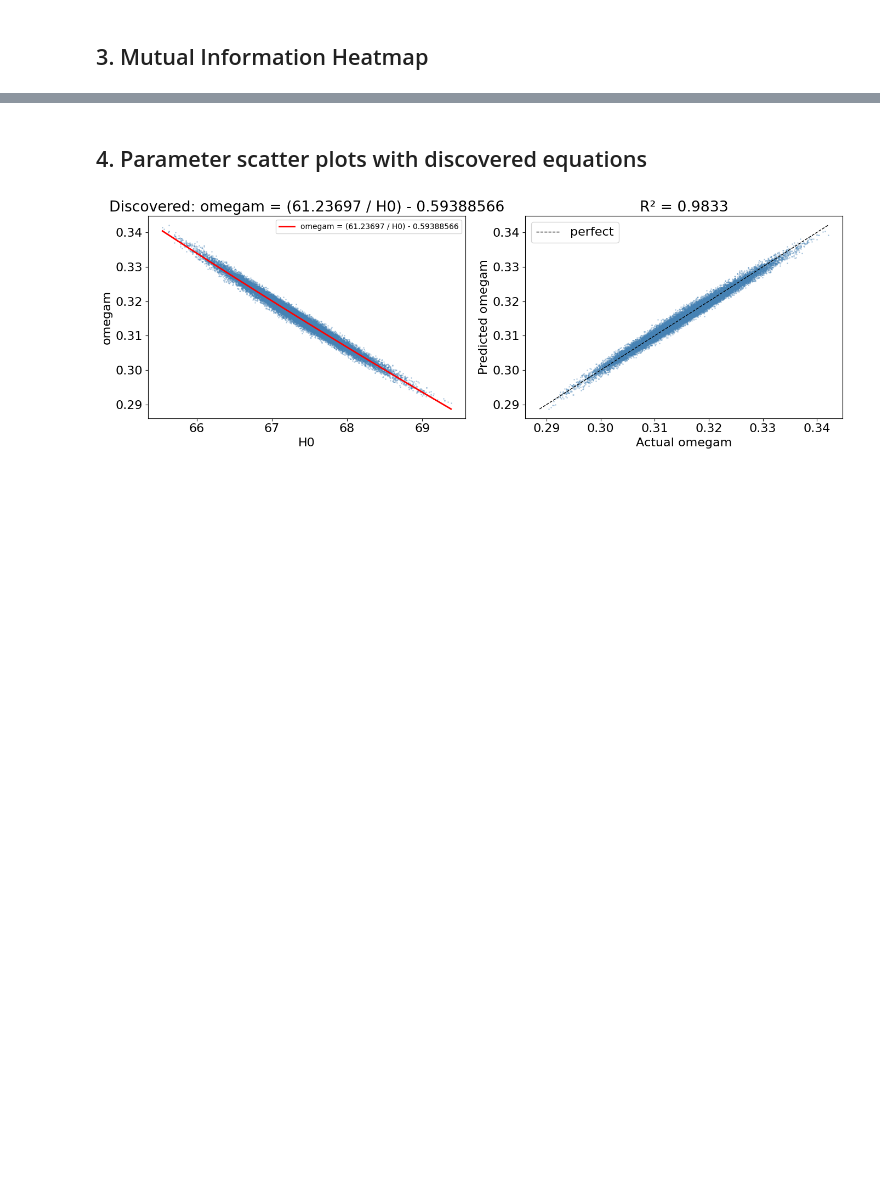
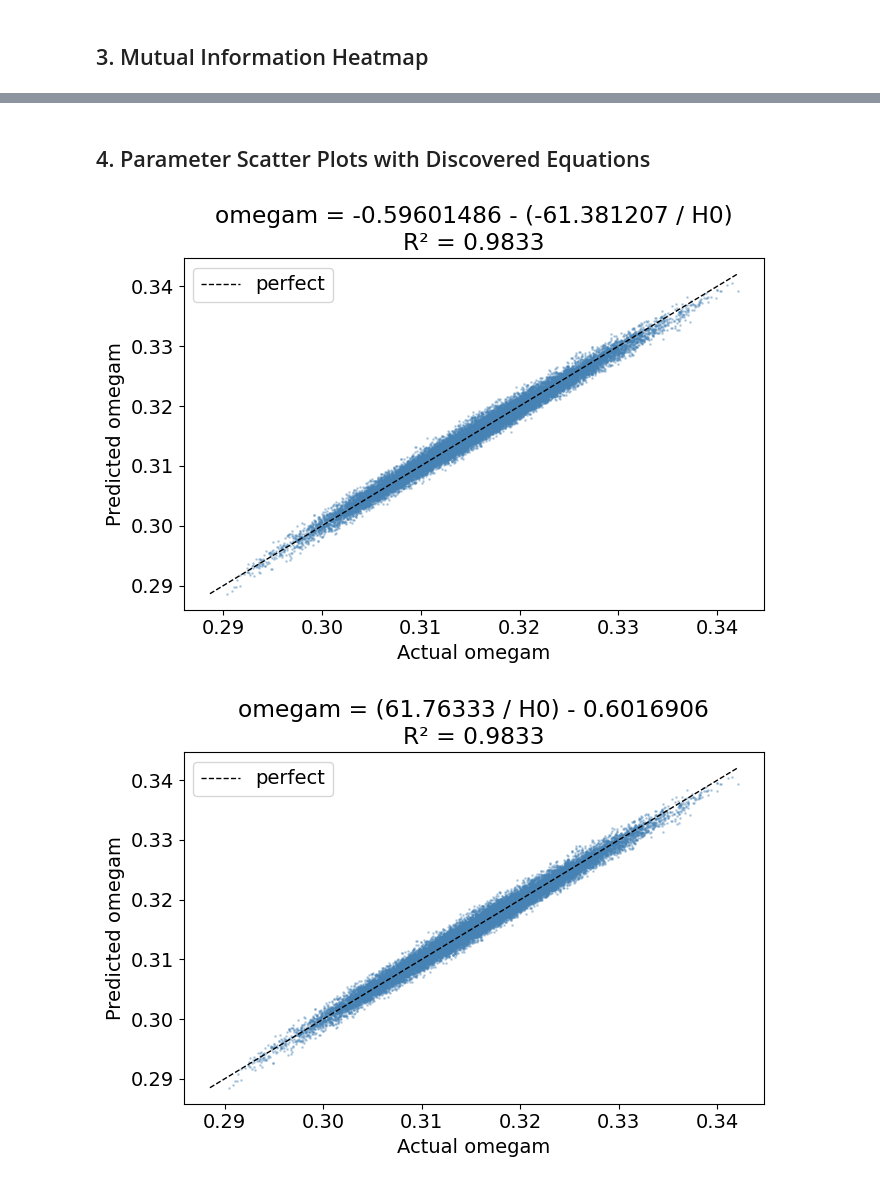
Before and after one commit to chaipattira/degen_detector, a Jupyter notebook: notebooks/planck_analysis.ipynb, the cells around one changed output, grey strips where cells are left out. Saved outputs shown, nothing was run; the diff lists cells and outputs as text; code cells hidden in the pictures; blank space fills up the shorter version.

```diff
--- a/notebooks/planck_analysis.ipynb
+++ b/notebooks/planck_analysis.ipynb
@@ -19,15 +27,29 @@ plt.rcParams.update({'font.size': 16, 'figure.figsize': (14, 10)})
 # %%
-chain_root = '../data/base/plikHM_TTTEEE_lowl_lowE_lensing/base_plikHM_TTTEEE_lowl_lowE_lensing'
-mc_samples = loadMCSamples(chain_root, settings={'ignore_rows': 0.3})
+# Load results - update this path to your run
+RESULTS_DIR = Path("/home/x-ctirapongpra/scratch/degen_detector/outputs/planck")
 
-# Extract key cosmological parameters
-target_params = ['omegam', 'H0', 'sigma8', 'ns', 'tau', 'logA']
-param_obj = mc_samples.getParams()
-samples = np.column_stack([getattr(param_obj, p) for p in target_params])
+# Find the latest run directory
+run_dirs = sorted(RESULTS_DIR.glob("*"), key=lambda p: p.name, reverse=True)
+if run_dirs:
+    latest_run = run_dirs[0]
+    print(f"Loading results from: {latest_run}")
+else:
+    raise FileNotFoundError(f"No results found in {RESULTS_DIR}. Run the analysis script first.")
+
+sys.path.insert(0, '/anvil/scratch/x-ctirapongpra/degen_detector/')
+from degen_detector import DegenDetector
+from degen_detector.plotting import plot_corner_with_degeneracy, plot_residual_corner
+
+with open(latest_run / "planck_result.pkl", "rb") as f:
+    result = pickle.load(f)
+
+samples = result['samples']
+param_names = result['param_names']
+results = result['results']
 
 print(f'Samples shape: {samples.shape}')
-print(f'Parameters: {target_params}')
+print(f'Parameters: {param_names}')
 print(f'\nMeans:')
-for i, p in enumerate(target_params):
+for i, p in enumerate(param_names):
     print(f'  {p:>10s} = {np.mean(samples[:, i]):.5f} ± {np.std(samples[:, i]):.5f}')
 # %% [output]
@@ -51,14 +70,4 @@ Means:
 # %%
-detector = DegenDetector(samples, target_params)
-results = detector.search_couplings(
-    params=target_params,  # explicit parameter list
-    coupling_depth=2,      # search for pairs
-    r2_threshold=0.95,     # early stop threshold
-    niterations=100,
-    max_complexity=15,
-    batching=True,
-)
-
 print(f'Fits attempted: {results.n_fits_attempted}/{results.n_fits_total}')
 print(f'Early stop: {results.stopped_early}')
 
@@ -169,13 +125,13 @@ plt.show()
 # %% [markdown]
-## 4. Parameter scatter plots with discovered equations
+## 4. Parameter Scatter Plots with Discovered Equations
 # %%
 # Plot top fits (successful fits already sorted by R² in previous cell)
 for cf in successful[:5]:  # Show top 5 fits
     fit = cf.fit
 
     # Get input and target data
-    target_idx = target_params.index(fit.target_name)
-    input_indices = [target_params.index(n) for n in fit.input_names]
+    target_idx = param_names.index(fit.target_name)
+    input_indices = [param_names.index(n) for n in fit.input_names]
     y_actual = samples[:, target_idx]
     X_input = samples[:, input_indices]
     y_pred = fit.predict(X_input)
@@ -193,31 +149,32 @@ for cf in successful[:5]:  # Show top 5 fits
                 label=fit.equation_str)
         ax.set_xlabel(fit.input_names[0])
         ax.set_ylabel(fit.target_name)
         ax.legend(fontsize=10)
         ax.set_title(f'Discovered: {fit.equation_str}')
 
         # Right: predicted vs actual
         ax = axes[1]
         ax.scatter(y_actual, y_pred, s=1, alpha=0.3, c='steelblue')
         lims = [min(y_actual.min(), y_pred.min()), max(y_actual.max(), y_pred.max())]
         ax.plot(lims, lims, 'k--', lw=1, label='perfect')
         ax.set_xlabel(f'Actual {fit.target_name}')
         ax.set_ylabel(f'Predicted {fit.target_name}')
         ax.set_title(f'R² = {fit.r_squared:.4f}')
         ax.legend()
 
     else:
         # Multi-input: predicted vs actual only
         fig, ax = plt.subplots(figsize=(7, 5))
         ax.scatter(y_actual, y_pred, s=1, alpha=0.3, c='steelblue')
         lims = [min(y_actual.min(), y_pred.min()), max(y_actual.max(), y_pred.max())]
         ax.plot(lims, lims, 'k--', lw=1, label='perfect')
         ax.set_xlabel(f'Actual {fit.target_name}')
         ax.set_ylabel(f'Predicted {fit.target_name}')
         ax.set_title(f'{fit.equation_str}\nR² = {fit.r_squared:.4f}')
         ax.legend()
 
     plt.tight_layout()
     plt.show()
 # %% [output]
-[figure, old version]
+[figure, new version]
+[figure, added]
```
Also changed, not shown: parts of 11 cells of this notebook, 2 other files.
